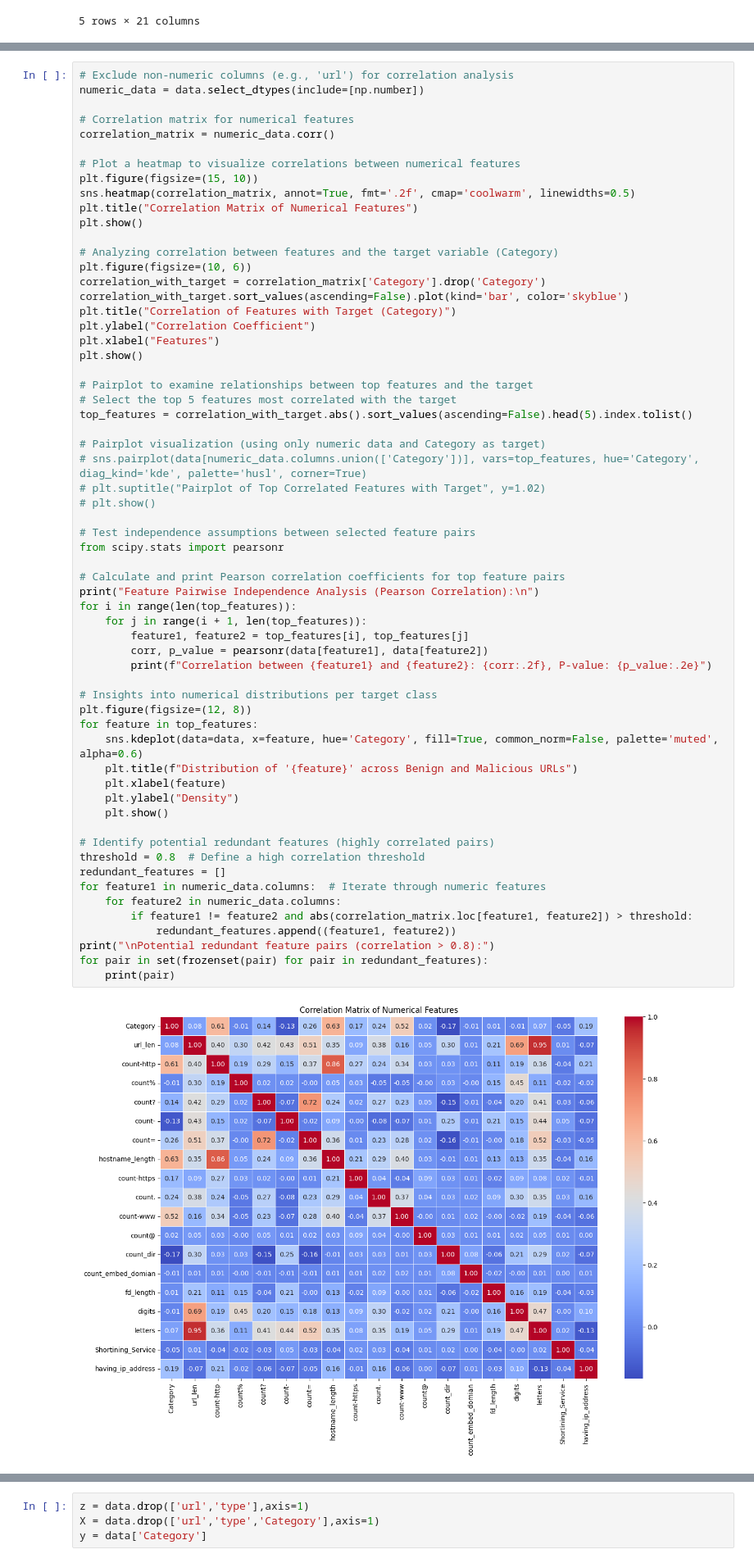
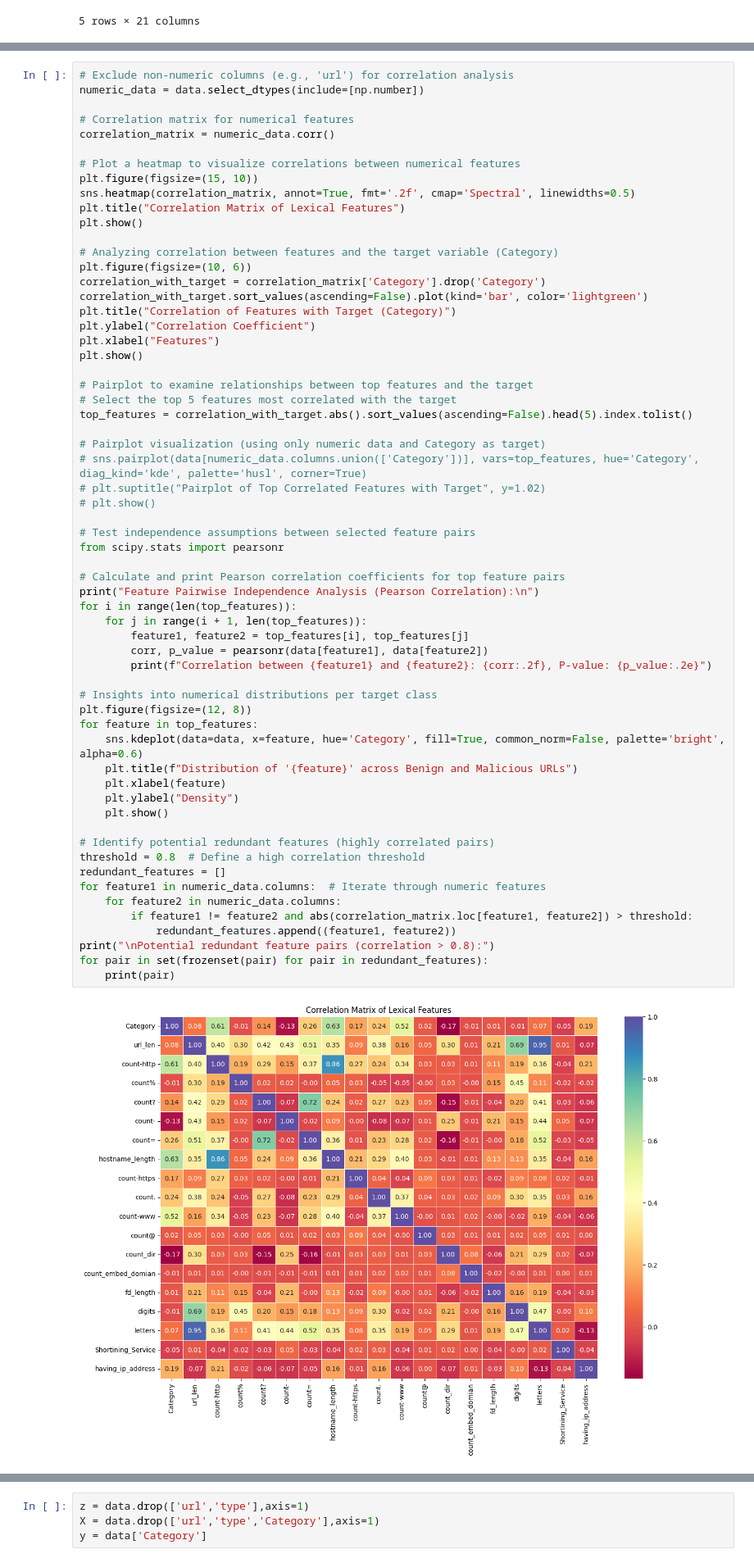
Before and after one commit to Aryan2210/DPA_Project, a Jupyter notebook: Project.ipynb, the cells around one changed output, grey strips where cells are left out. Shown at 82% size. Drawn from its saved outputs; the diff is of its cells as text.

```diff
--- a/Project.ipynb
+++ b/Project.ipynb
@@ -238,14 +263,14 @@ correlation_matrix = numeric_data.corr()
 
 # Plot a heatmap to visualize correlations between numerical features
 plt.figure(figsize=(15, 10))
-sns.heatmap(correlation_matrix, annot=True, fmt='.2f', cmap='coolwarm', linewidths=0.5)
-plt.title("Correlation Matrix of Numerical Features")
+sns.heatmap(correlation_matrix, annot=True, fmt='.2f', cmap='Spectral', linewidths=0.5)
+plt.title("Correlation Matrix of Lexical Features")
 plt.show()
 
 # Analyzing correlation between features and the target variable (Category)
 plt.figure(figsize=(10, 6))
 correlation_with_target = correlation_matrix['Category'].drop('Category')
-correlation_with_target.sort_values(ascending=False).plot(kind='bar', color='skyblue')
+correlation_with_target.sort_values(ascending=False).plot(kind='bar', color='lightgreen')
 plt.title("Correlation of Features with Target (Category)")
 plt.ylabel("Correlation Coefficient")
 plt.xlabel("Features")
@@ -263,32 +288,32 @@ top_features = correlation_with_target.abs().sort_values(ascending=False).head(5
 # Test independence assumptions between selected feature pairs
 from scipy.stats import pearsonr
 
 # Calculate and print Pearson correlation coefficients for top feature pairs
 print("Feature Pairwise Independence Analysis (Pearson Correlation):\n")
 for i in range(len(top_features)):
     for j in range(i + 1, len(top_features)):
         feature1, feature2 = top_features[i], top_features[j]
         corr, p_value = pearsonr(data[feature1], data[feature2])
         print(f"Correlation between {feature1} and {feature2}: {corr:.2f}, P-value: {p_value:.2e}")
 
 # Insights into numerical distributions per target class
 plt.figure(figsize=(12, 8))
 for feature in top_features:
-    sns.kdeplot(data=data, x=feature, hue='Category', fill=True, common_norm=False, palette='muted', alpha=0.6)
+    sns.kdeplot(data=data, x=feature, hue='Category', fill=True, common_norm=False, palette='bright', alpha=0.6)
     plt.title(f"Distribution of '{feature}' across Benign and Malicious URLs")
     plt.xlabel(feature)
     plt.ylabel("Density")
     plt.show()
 
 # Identify potential redundant features (highly correlated pairs)
 threshold = 0.8  # Define a high correlation threshold
 redundant_features = []
 for feature1 in numeric_data.columns:  # Iterate through numeric features
     for feature2 in numeric_data.columns:
         if feature1 != feature2 and abs(correlation_matrix.loc[feature1, feature2]) > threshold:
             redundant_features.append((feature1, feature2))
 print("\nPotential redundant feature pairs (correlation > 0.8):")
 for pair in set(frozenset(pair) for pair in redundant_features):
     print(pair)
 # %% [output]
-[figure, old version]
+[figure, new version]
```
Also changed, not shown: parts of 11 cells of this notebook.
